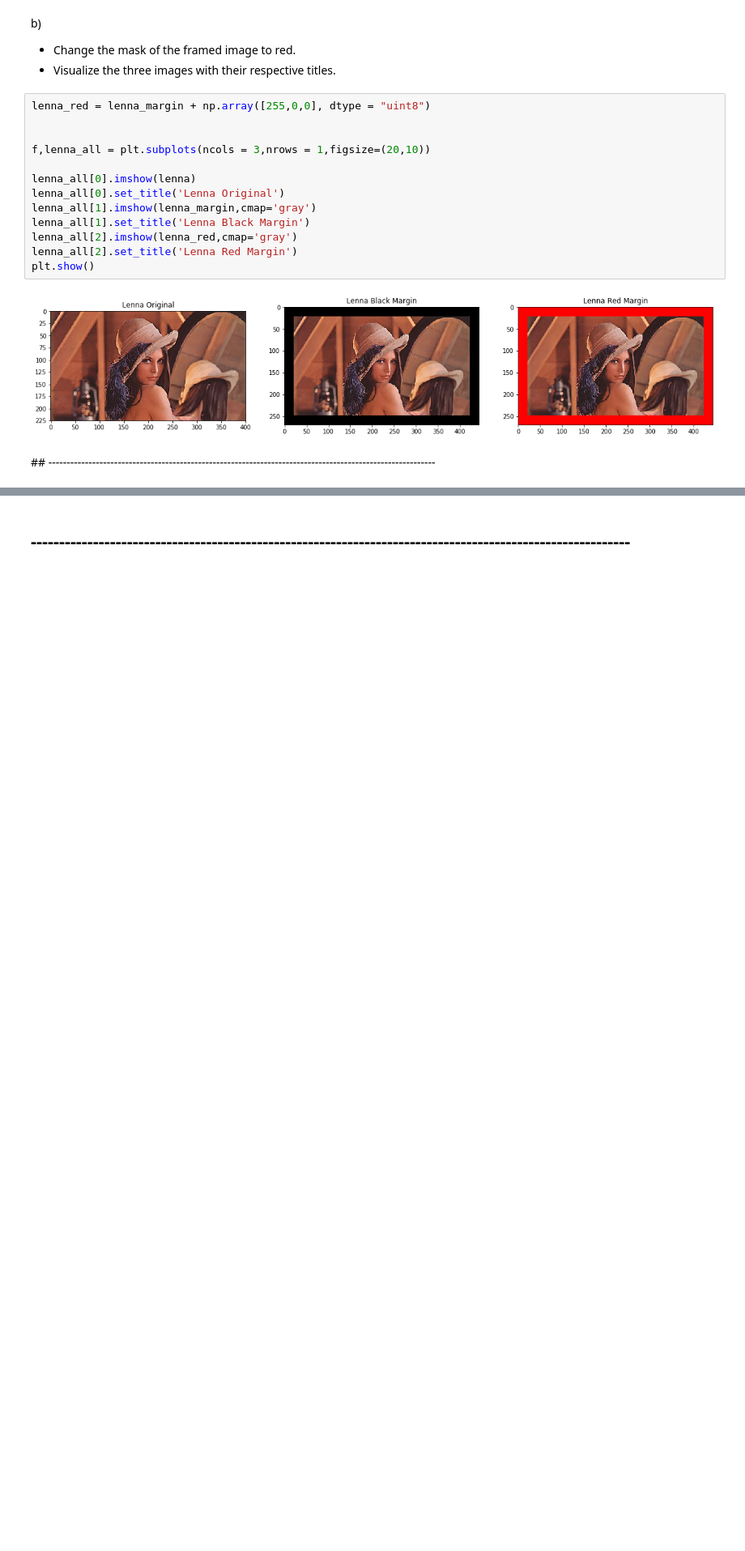
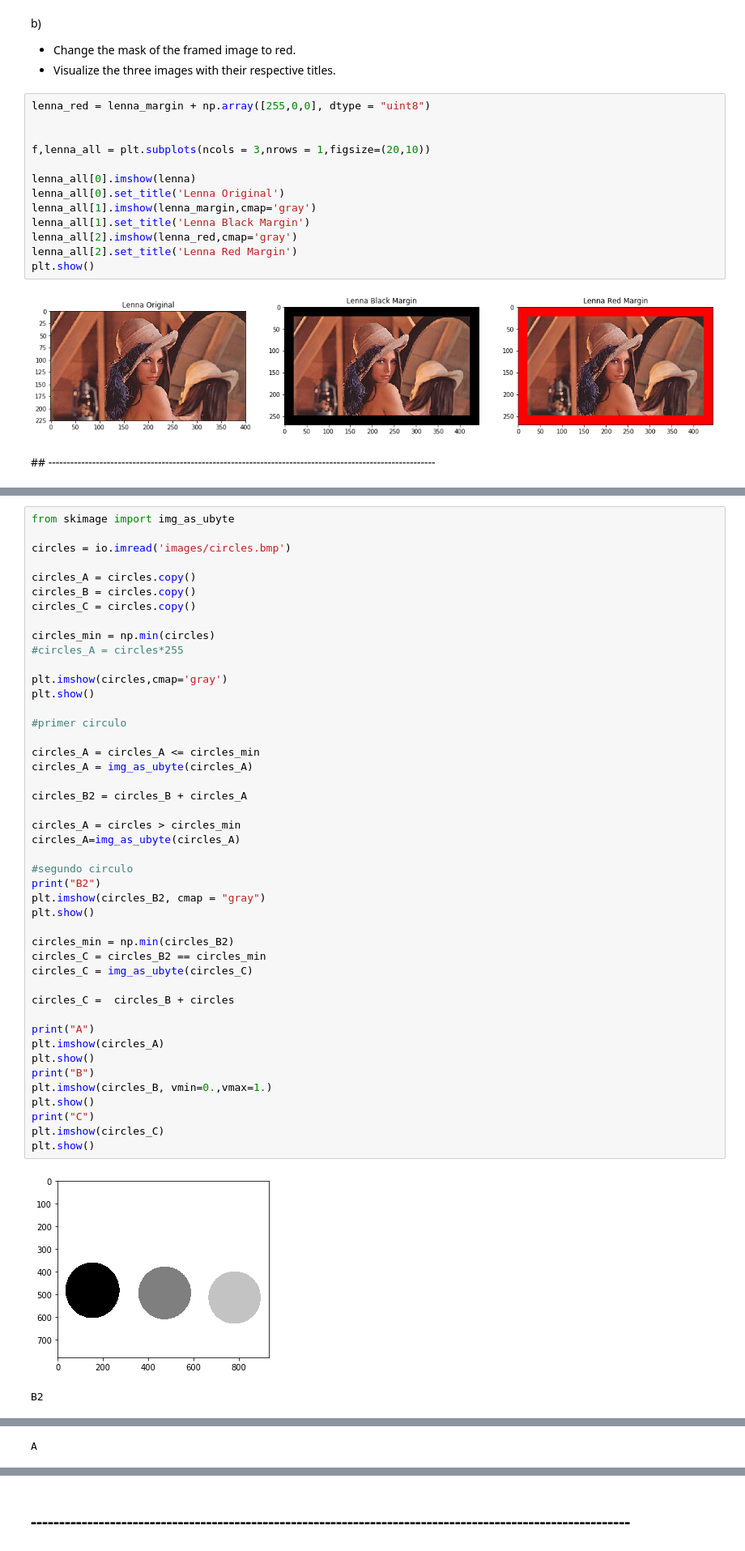
Before and after one commit to eduardgc22/VisioArtificial, a Jupyter notebook: P1_FranciscoDiazRuiz_EduardGranersCastellet/p1_2018-2019_2solve.ipynb, the cells around one changed output, grey strips where cells are left out. Shown at 81% size. Cells and saved outputs as stored; diff of their text form; blank space fills up the shorter version.

Commit message:
Avance ejercicio circulos

```diff
--- a/P1_FranciscoDiazRuiz_EduardGranersCastellet/p1_2018-2019_2solve.ipynb
+++ b/P1_FranciscoDiazRuiz_EduardGranersCastellet/p1_2018-2019_2solve.ipynb
@@ -277,0 +243,48 @@ uint8
+# %%
+from skimage import img_as_ubyte
+
+circles = io.imread('images/circles.bmp')
+
+circles_A = circles.copy()
+circles_B = circles.copy()
+circles_C = circles.copy()
+
+circles_min = np.min(circles)
+#circles_A = circles*255
+
+plt.imshow(circles,cmap='gray')
+plt.show()
+
+#primer circulo
+
+circles_A = circles_A <= circles_min
+circles_A = img_as_ubyte(circles_A)
+
+circles_B2 = circles_B + circles_A
+
+circles_A = circles > circles_min
+circles_A=img_as_ubyte(circles_A)
+
+#segundo circulo
+print("B2")
+plt.imshow(circles_B2, cmap = "gray")
+plt.show()
+
+circles_min = np.min(circles_B2)
+circles_C = circles_B2 == circles_min
+circles_C = img_as_ubyte(circles_C)
+
+circles_C =  circles_B + circles
+
+print("A")
+plt.imshow(circles_A)
+plt.show()
+print("B")
+plt.imshow(circles_B, vmin=0.,vmax=1.)
+plt.show()
+print("C")
+plt.imshow(circles_C)
+plt.show()
+# %% [output]
+[figure, added]
+B2
@@ -277,0 +292 @@ uint8
+A
```
Also changed, not shown: parts of 2 cells of this notebook.
